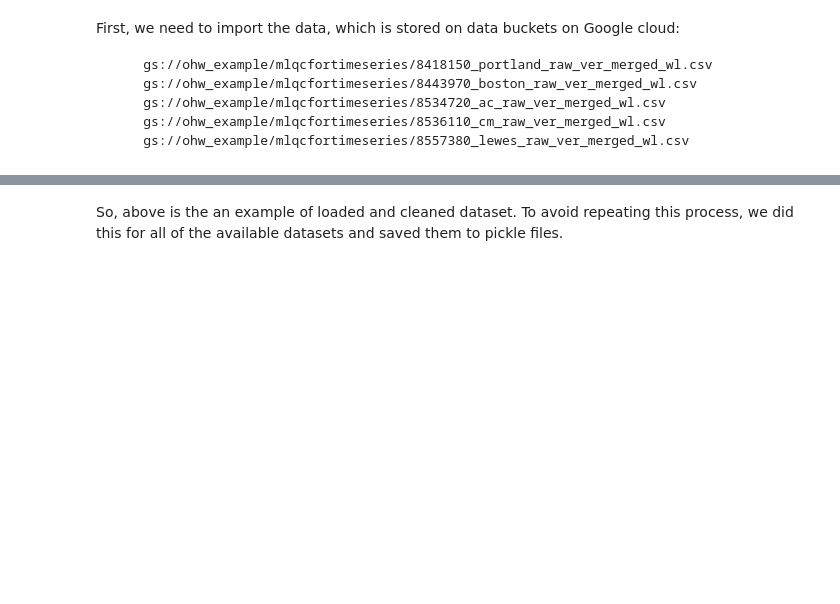
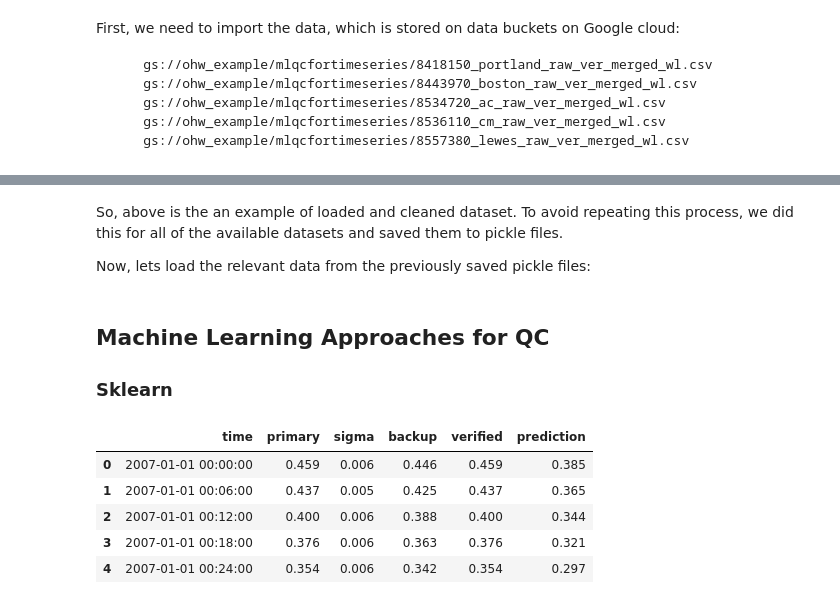
Before and after one commit to oceanhackweek/ohw19-project-mlqc-for-timeseries, a Jupyter notebook: Presentation.ipynb, the cells around one changed output, grey strips where cells are left out. Drawn from its saved outputs; the diff is of its cells as text; code cells hidden in the pictures; blank space fills up the shorter version.

```diff
--- a/Presentation.ipynb
+++ b/Presentation.ipynb
@@ -50,2 +79,4 @@ data_cleaned = utils.remove_extra_datapoints(data_cleaned)
 # %% [markdown]
 So, above is the an example of loaded and cleaned dataset. To avoid repeating this process, we did this for all of the available datasets and saved them to pickle files.
+
+Now, lets load the relevant data from the previously saved pickle files:
@@ -53,0 +83,16 @@ cleaned = pd.read_pickle("8536110_cm_raw_ver_merged_wl_Cleaned")
+# %% [markdown]
+## Machine Learning Approaches for QC
+### Sklearn
+# %%
+cleaned = pd.read_pickle("pickle_files/8536110_cm_raw_ver_merged_wl_Cleaned.p")
+targets = pd.read_pickle("pickle_files/8536110_cm_raw_ver_merged_wl_Target.p")
+features = pd.read_pickle("pickle_files/8536110_cm_raw_ver_merged_wl_Features.p")
+# %%
+cleaned.head()
+# %% [output]
+|  | time | primary | sigma | backup | verified | prediction |
+| 0 | 2007-01-01 00:00:00 | 0.459 | 0.006 | 0.446 | 0.459 | 0.385 |
+| 1 | 2007-01-01 00:06:00 | 0.437 | 0.005 | 0.425 | 0.437 | 0.365 |
+| 2 | 2007-01-01 00:12:00 | 0.400 | 0.006 | 0.388 | 0.400 | 0.344 |
+| 3 | 2007-01-01 00:18:00 | 0.376 | 0.006 | 0.363 | 0.376 | 0.321 |
+| 4 | 2007-01-01 00:24:00 | 0.354 | 0.006 | 0.342 | 0.354 | 0.297 |
```
Also changed, not shown: parts of 7 cells of this notebook.
